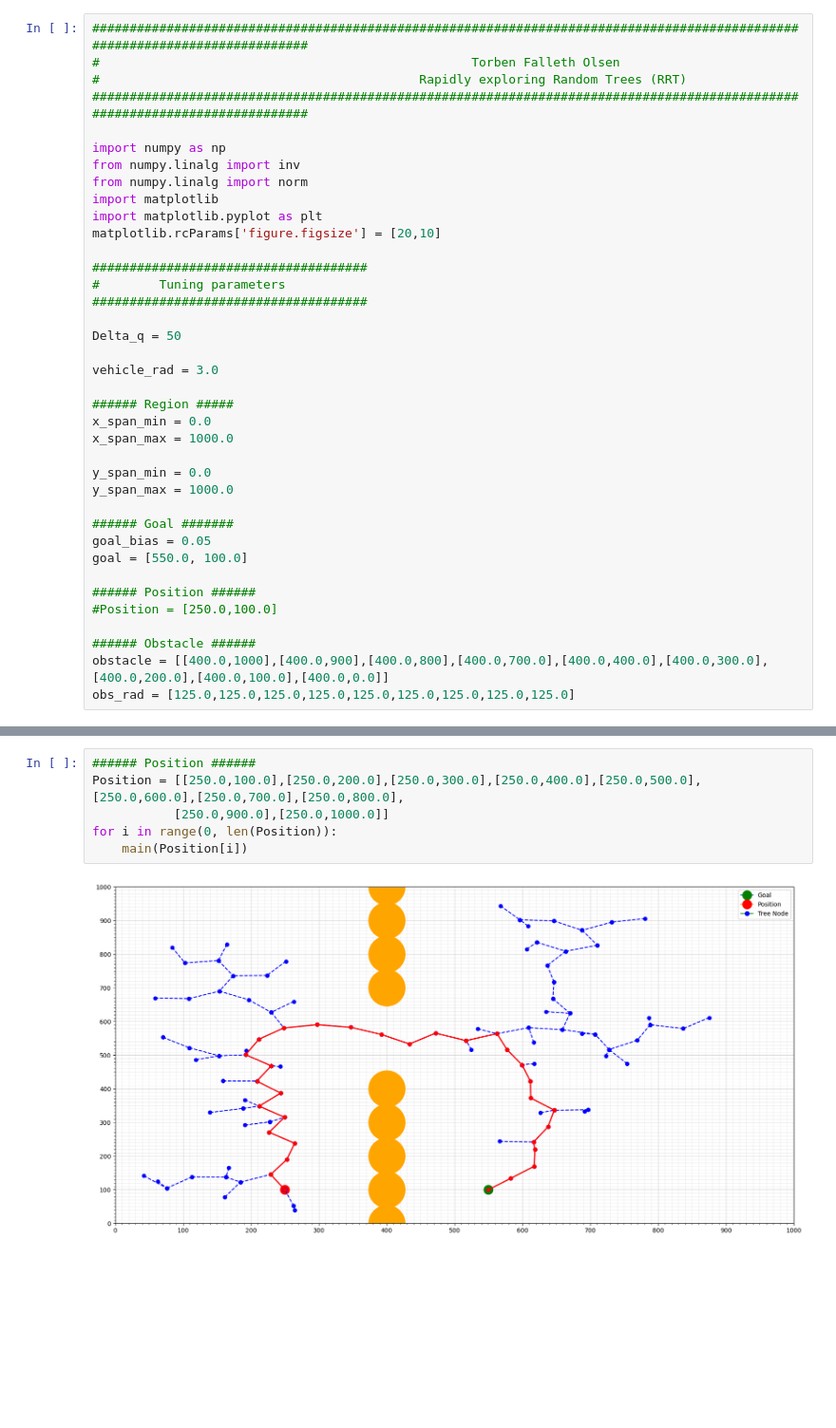
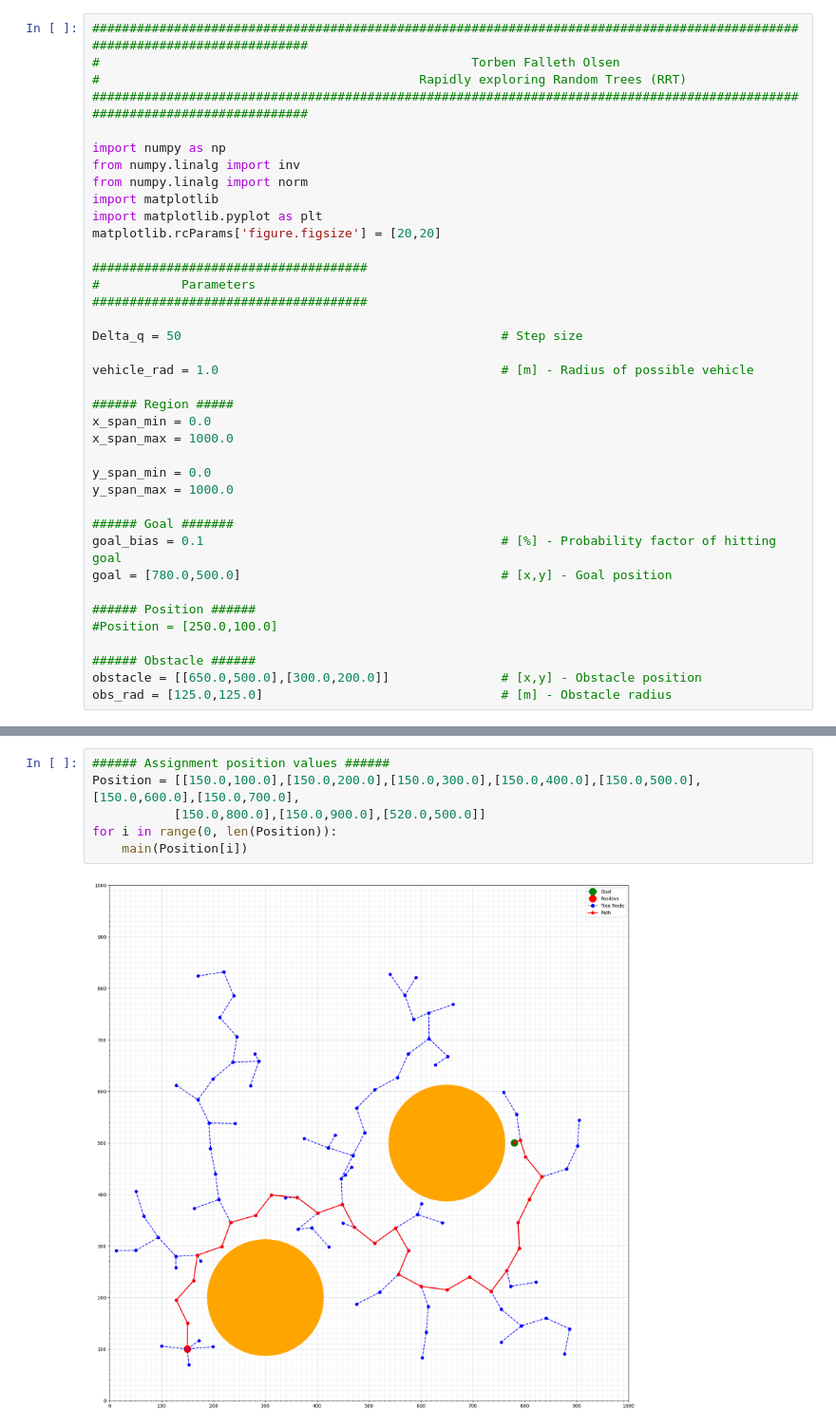
Before and after one commit to kwigulaker/EKF, a Jupyter notebook: RRT.ipynb, the cells around one changed output, grey strips where cells are left out. Shown at 95% size. Cells and saved outputs as stored; diff of their text form; blank space fills up the shorter version.

```diff
--- a/RRT.ipynb
+++ b/RRT.ipynb
@@ -9,15 +9,15 @@ from numpy.linalg import inv
 from numpy.linalg import norm
 import matplotlib
 import matplotlib.pyplot as plt
-matplotlib.rcParams['figure.figsize'] = [20,10]
+matplotlib.rcParams['figure.figsize'] = [20,20]
 
 #####################################
-#        Tuning parameters
+#           Parameters
 #####################################
 
-Delta_q = 50
+Delta_q = 50                                           # Step size
 
-vehicle_rad = 3.0
+vehicle_rad = 1.0                                      # [m] - Radius of possible vehicle
 
 ###### Region #####
 x_span_min = 0.0
@@ -27,15 +27,15 @@ y_span_min = 0.0
 y_span_max = 1000.0
 
 ###### Goal #######
-goal_bias = 0.05
-goal = [550.0, 100.0]
+goal_bias = 0.1                                        # [%] - Probability factor of hitting goal
+goal = [780.0,500.0]                                   # [x,y] - Goal position
 
 ###### Position ######
 #Position = [250.0,100.0]
 
 ###### Obstacle ######
-obstacle = [[400.0,1000],[400.0,900],[400.0,800],[400.0,700.0],[400.0,400.0],[400.0,300.0],[400.0,200.0],[400.0,100.0],[400.0,0.0]]
-obs_rad = [125.0,125.0,125.0,125.0,125.0,125.0,125.0,125.0,125.0]
+obstacle = [[650.0,500.0],[300.0,200.0]]               # [x,y] - Obstacle position
+obs_rad = [125.0,125.0]                                # [m] - Obstacle radius
 # %%
 #####################################
 #        Sample Random Point
@@ -262,10 +243,10 @@ def main(Position):
     plt.legend()
     plt.show()
 # %%
-###### Position ######
-Position = [[250.0,100.0],[250.0,200.0],[250.0,300.0],[250.0,400.0],[250.0,500.0],[250.0,600.0],[250.0,700.0],[250.0,800.0],
-           [250.0,900.0],[250.0,1000.0]]
+###### Assignment position values ######
+Position = [[150.0,100.0],[150.0,200.0],[150.0,300.0],[150.0,400.0],[150.0,500.0],[150.0,600.0],[150.0,700.0],
+           [150.0,800.0],[150.0,900.0],[520.0,500.0]]
 for i in range(0, len(Position)):
     main(Position[i])
 # %% [output]
-[figure, old version]
+[figure, new version]
```
Also changed, not shown: parts of 7 cells of this notebook.
